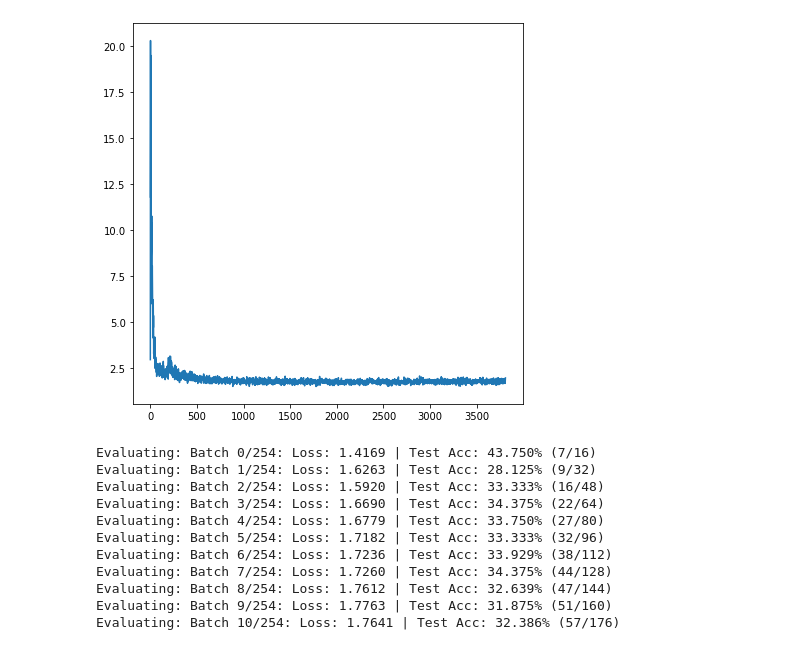
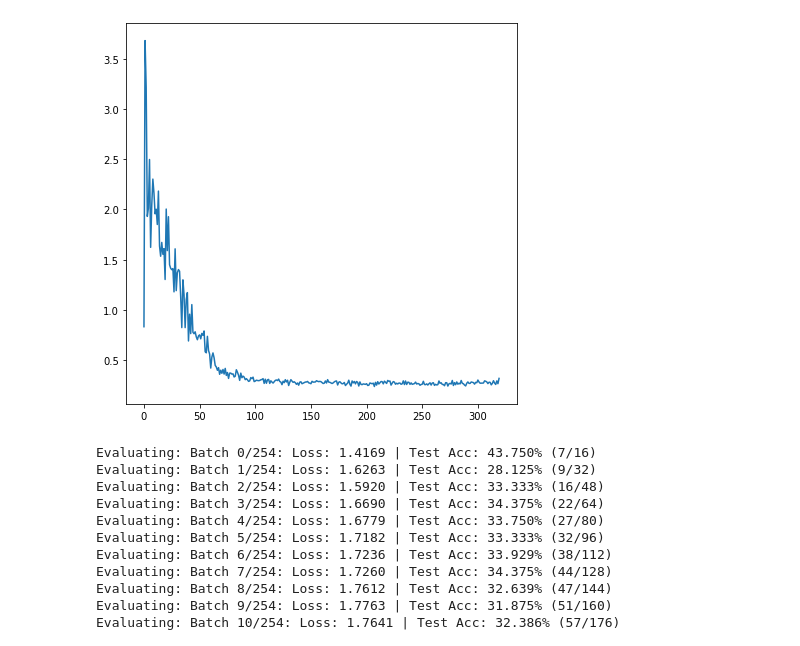
Before and after one commit to miikahyttinen/idl_22, a Jupyter notebook: project/src/project.ipynb, the cells around one changed output. Drawn from its saved outputs; the diff is of its cells as text; code cells hidden in the pictures.

Commit message:
Switch to multilabel classification, add custom dataset loader

```diff
--- a/project/src/project.ipynb
+++ b/project/src/project.ipynb
@@ -61,3 +18,18 @@ if not os.path.isdir(os.getcwd() + '/../data_organized'):
+# %%
+# Parse file nums to dicts
+annotation_file_path = os.getcwd() + '/../data/annotations'
+annotation_ids = []
+for file in os.listdir(annotation_file_path):
+    filename = os.fsdecode(file)
+    file_path = os.path.join(annotation_file_path, filename)
+
+    with open(file_path, 'r') as f:
+        for line in f.readlines():
+            idx = int(line.replace('\n', ''))
+            annotation_ids.append(idx)
+
+annotation_ids = list(set(annotation_ids))
+train_ids, dev_ids = train_test_split(annotation_ids, test_size=0.2)
 # %%
 #--- hyperparameters ---
 N_EPOCHS = 30
@@ -66,4 +38,4 @@ BATCH_SIZE_DEV = 16
 LR = 0.001
 # %%
 NUM_CLASSES = 14
-DATA_DIR = os.getcwd() + '/../data_organized/'
+DATA_DIR = os.getcwd() + '/../data/'
@@ -76,11 +94,14 @@ DATA_DIR = os.getcwd() + '/../data_organized/'
 train_transform = transforms.Compose([transforms.RandomHorizontalFlip(),
                                       #transforms.RandomPerspective(distortion_scale=0.2),
                                       #transforms.ColorJitter(),
-                                      transforms.ToTensor()])
-dev_transform = transforms.Compose([transforms.ToTensor()])
+                                      #transforms.ToTensor()
+                                     ])
+dev_transform = transforms.Compose([])
 
-train_set = datasets.ImageFolder(DATA_DIR + 'train', transform=train_transform)
-dev_set   = datasets.ImageFolder(DATA_DIR + 'dev',   transform=dev_transform)
+annotation_path = DATA_DIR + 'annotations'
+image_path = DATA_DIR + 'images'
+train_set = ProjectDataset(image_path, annotation_path, selected_keys=train_ids, transform=train_transform)
+dev_set = ProjectDataset(image_path, annotation_path, selected_keys=dev_ids, transform=dev_transform)
 # test_set  = datasets.ImageFolder(DATA_DIR % 'test',  transform=test_transform)
 
 
@@ -105,12 +126,14 @@ class CNN(nn.Module):
             nn.MaxPool2d(2)
         )
         self.fc = nn.Linear(32768, NUM_CLASSES)
+        self.sigm = nn.Sigmoid()
 
     def forward(self, x):
         out = self.layer1(x)
         out = self.layer2(out)
         out = out.view(out.size(0), -1)
         out = self.fc(out)
+        out = self.sigm(out)
         return out
 # %%
 #--- set up ---
@@ -125,7 +148,7 @@ model = CNN().to(device)
 
 # OPTIMIZERS & REGURALIZATION
 optimizer = optim.Adam(model.parameters(), lr=LR, weight_decay=0.05)
-loss_function = nn.CrossEntropyLoss()
+loss_function = nn.BCELoss()
 
 #--- TRAINING WITH DEV SET ---
 
@@ -151,7 +174,7 @@ for epoch in range(N_EPOCHS):
         batch_losses.append(loss.item())
 
         total += len(target)
-        train_correct += torch.sum(pred.argmax(1) == target)
+        train_correct += torch.sum((pred > 0.5).float() == target) / torch.sum(target)
 
         # Backpropagation
         loss.backward()
@@ -175,7 +198,7 @@ for epoch in range(N_EPOCHS):
         dev_loss += loss.item()
 
         dev_total += len(target)
-        dev_correct += torch.sum(pred.argmax(1) == target)
+        dev_correct += torch.sum((pred > 0.5).float() == target) / torch.sum(target)
 
         print('\r', 'Dev: Epoch %d - Batch %d/%d: Loss: %.4f | Acc: %.3f%% (%d/%d)' %
               (epoch, batch_num, len(dev_loader), dev_loss / (batch_num + 1),
@@ -189,7 +212,7 @@ for epoch in range(N_EPOCHS):
     # EARLY STOPPING
     if dev_loss > previous_dev_loss:
         print('early stopping')
-        #break
+        break
 
     previous_dev_loss = dev_loss
 
@@ -217,4 +240,4 @@ Previous epoch dev loss: 458.409530043602
-[figure, old version]
+[figure, new version]
 # %%
 from sklearn.metrics import confusion_matrix
 import seaborn as sn
```
Also changed, not shown: parts of 6 cells of this notebook.
